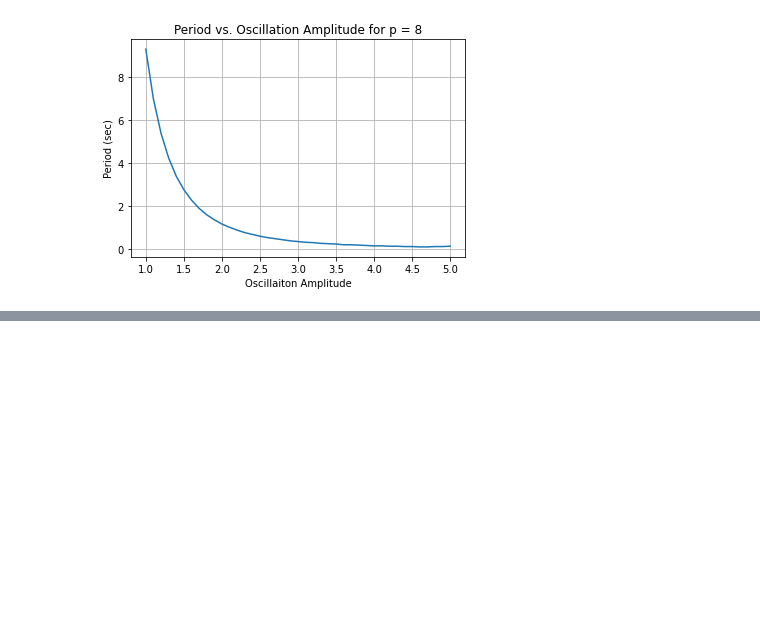
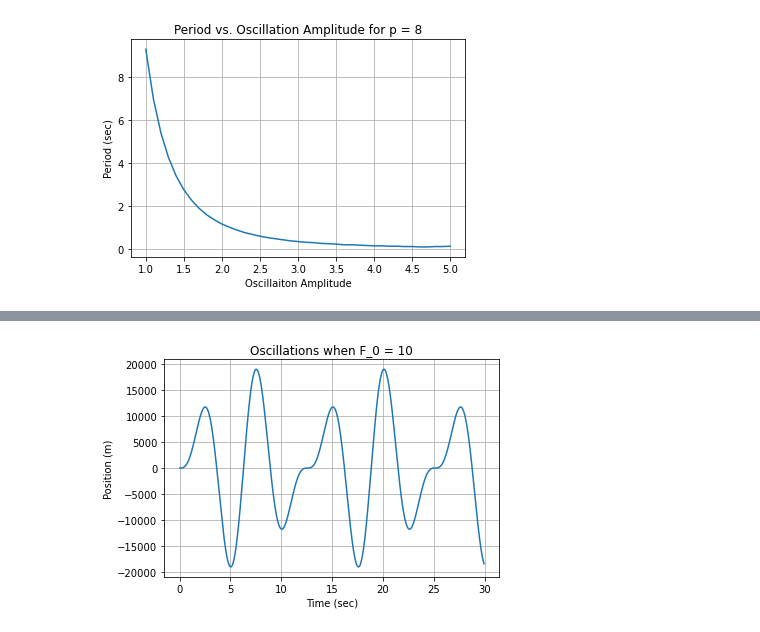
Before and after one commit to JSheare/Computational-Physics, a Jupyter notebook: Exercise Set 5.ipynb, the cells around one changed output, grey strips where cells are left out. Drawn from its saved outputs; the diff is of its cells as text; code cells hidden in the pictures; blank space fills up the shorter version.

```diff
--- a/Exercise Set 5.ipynb
+++ b/Exercise Set 5.ipynb
@@ -88,12 +117,15 @@ def rk4_vector(start, stop, n, eq_vector, initial_state):
 # %%
-def quad_drag(t, y, function_return):
+def quad_drag(y, t):
     g = 9.81
     k = 1e-4
     m = 1e-2
+    function_return = np.zeros(len(y))
     function_return[0] = y[1]
     function_return[1] = g - (k/m)*(y[1]**2)
+    return function_return
 
-ode_results = rk4_vector(0, 10, 1000, quad_drag, [0,0])
+
+ode_results = rk4_vector(0, 10, 1000, quad_drag, [0,0], 0.00001)
 
 plt.plot(ode_results[0], ode_results[2])
 plt.xlabel('t (sec)')
@@ -101,7 +133,6 @@ plt.ylabel('v (m/s)')
 plt.grid(True)
 plt.title('Velocity of a Projectile vs. Time (Quadratic Drag)')
 plt.show()
-# Need to check up on the adaptive step sizes thing
 # %% [output]
 [figure]
 # %% [markdown]
@@ -247,0 +299,26 @@ Part (b):
+# %%
+k = 1
+m = 1
+F_0 = 10000
+w = 1.5
+def hook_2_driven(state, t):
+    p = 2
+    function_return = [0, 0]
+    function_return[0] = state[1]
+    function_return[1] = (-k*state[0]**(p-1) + F_0*np.sin(w*t))/m
+    return function_return
+
+
+dt = 0.05
+t = np.arange(0, 30, dt)
+initial_conditions = [1, 0]
+driven_osc_results = integrate.odeint(hook_2_driven, initial_conditions, t)
+
+plt.plot(t, driven_osc_results[:, 0])
+plt.xlabel('Time (sec)')
+plt.ylabel('Position (m)')
+plt.grid(True)
+plt.title('Oscillations when F_0 = 10')
+plt.show()
+# %% [output]
+[figure, added]
```
Also changed, not shown: parts of 14 cells of this notebook.
